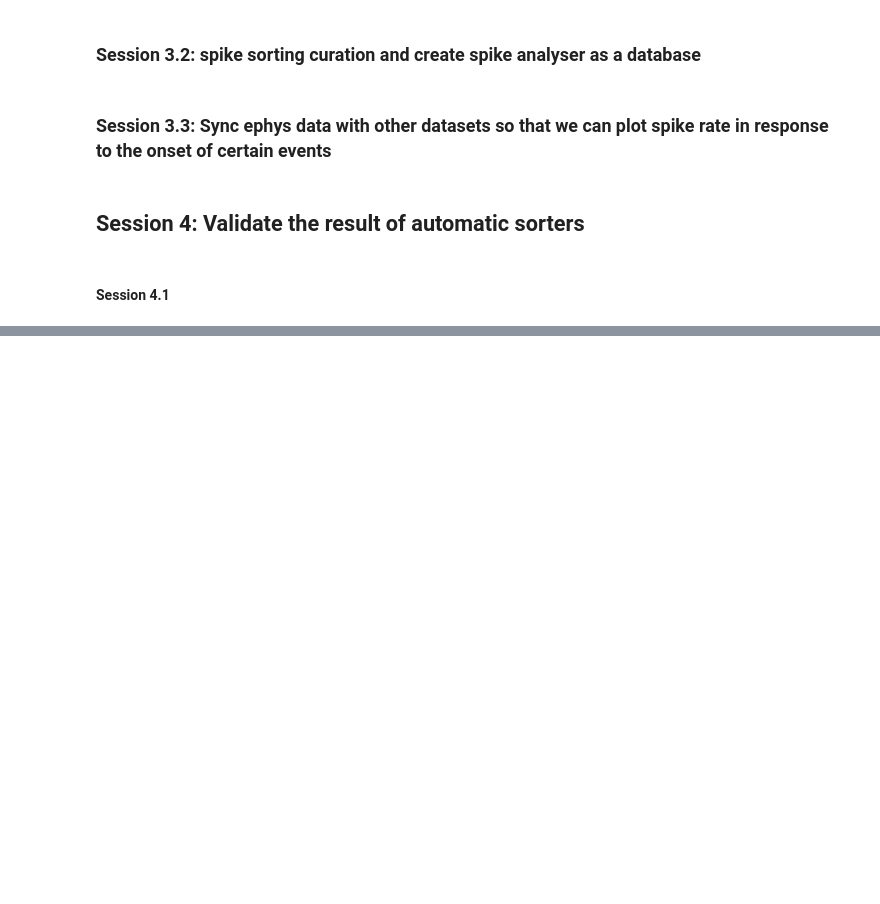
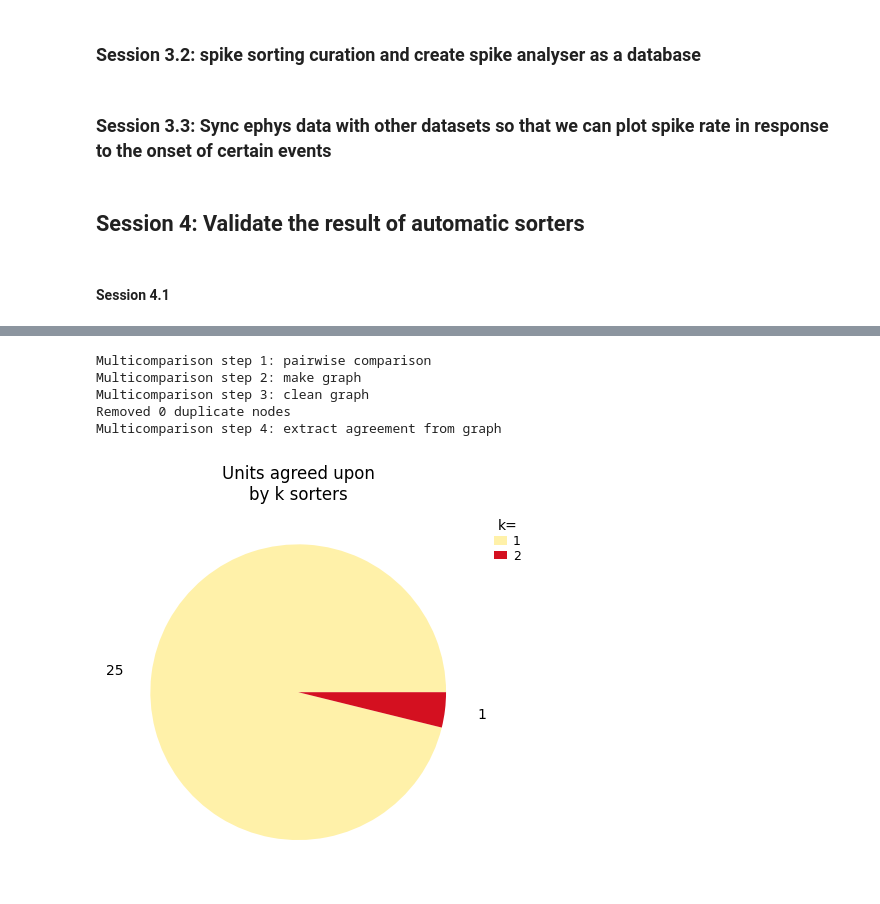
Before and after one commit to chiyu1203/ephys, a Jupyter notebook: tutorial.ipynb, the cells around one changed output, grey strips where cells are left out. Cells and saved outputs as stored; diff of their text form; code cells hidden in the pictures; blank space fills up the shorter version.

```diff
--- a/tutorial.ipynb
+++ b/tutorial.ipynb
@@ -462,8 +422,17 @@ w = si.plot_agreement_matrix(comp2sorters)
 # %%
-multi_comp = si.compare_multiple_sorters(
+multi_comp = scom.compare_multiple_sorters(
     sorting_list=unit_list,
     name_list=sorter_list,
     spiketrain_mode='union',
     verbose=True
 )
-w = si.plot_multicomparison_agreement(multi_comp) # k sorters means the number of sorters
+w = sw.plot_multicomparison_agreement(multi_comp) # k sorters means the number of sorters
+# w = sw.plot_multicomparison_agreement_by_sorter(multi_comp)
+# w = sw.plot_multicomparison_graph(multi_comp)
+# %% [output]
+Multicomparison step 1: pairwise comparison
+Multicomparison step 2: make graph
+Multicomparison step 3: clean graph
+Removed 0 duplicate nodes
+Multicomparison step 4: extract agreement from graph
+[figure, added]
```
Also changed, not shown: parts of 22 cells of this notebook.
